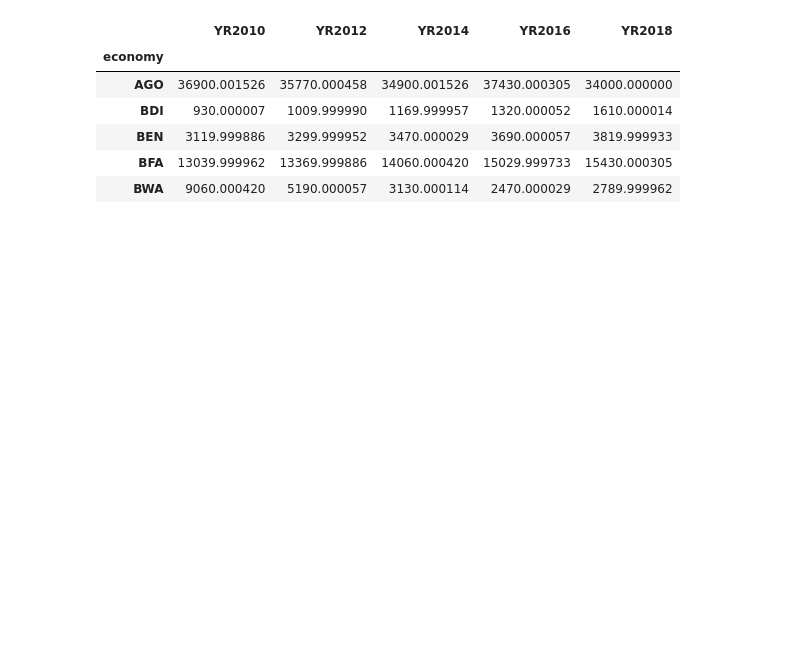
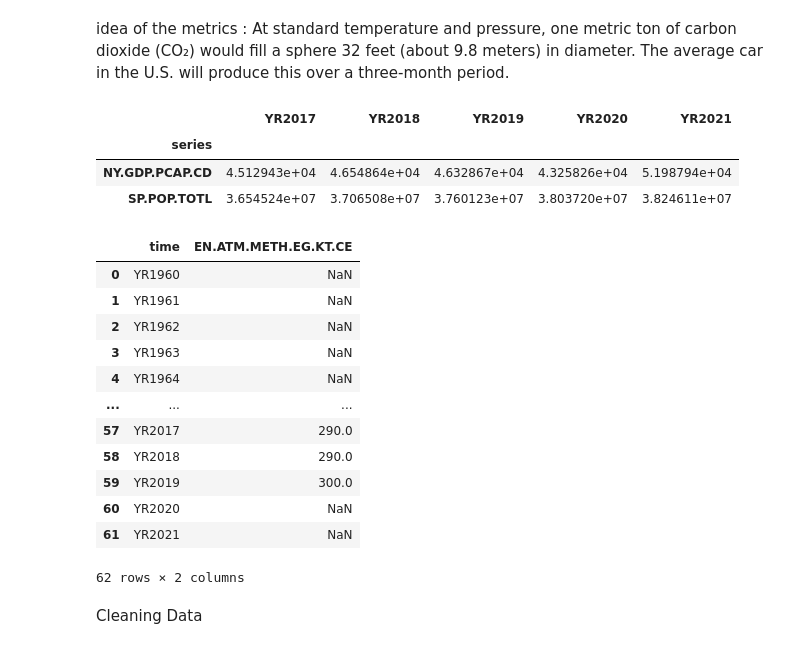
Before and after one commit to abou96/WorldBankProject, a Jupyter notebook: World_Bank.ipynb, the cells around one changed output. Cells and saved outputs as stored; diff of their text form; code cells hidden in the pictures; blank space fills up the shorter version.

```diff
--- a/World_Bank.ipynb
+++ b/World_Bank.ipynb
@@ -20,2 +17,0 @@ import wbgapi as wb
-# %%
-df = wb.data.DataFrame('EN.ATM.METH.KT.CE', wb.region.members('AFR'), range(2010, 2020, 2))
@@ -22,10 +49,36 @@ df = wb.data.DataFrame('EN.ATM.METH.KT.CE', wb.region.members('AFR'), range(2010
+# %% [markdown]
+idea of the metrics :
+At standard temperature and pressure, one metric ton of carbon dioxide (CO₂) would fill a sphere 32 feet (about 9.8 meters) in diameter. The average car in the U.S. will produce this over a three-month period.
+# %%
+wb.data.DataFrame(['NY.GDP.PCAP.CD', 'SP.POP.TOTL'], 'CAN', mrv=5) # most recent 5 years
+# %% [output]
+|  | YR2017 | YR2018 | YR2019 | YR2020 | YR2021 |
+| series |  |  |  |  |  |
+| NY.GDP.PCAP.CD | 4.512943e+04 | 4.654864e+04 | 4.632867e+04 | 4.325826e+04 | 5.198794e+04 |
+| SP.POP.TOTL | 3.654524e+07 | 3.706508e+07 | 3.760123e+07 | 3.803720e+07 | 3.824611e+07 |
+# %%
+QUERY_ID = 'EN.ATM.METH.EG.KT.CE'
+# %%
+def getDataMethEmissionByCountryAndYears(CountryAlpha2Code: str, period_time: list) -> pd.DataFrame :
+  df = wb.data.DataFrame(QUERY_ID, CountryAlpha2Code, time = period_time, columns='series')
+  return df.reset_index()
+# %%
+df = getDataMethEmissionByCountryAndYears('SEN', 'all')
 # %%
-df.head()
+df
 # %% [output]
-|  | YR2010 | YR2012 | YR2014 | YR2016 | YR2018 |
-| economy |  |  |  |  |  |
-| AGO | 36900.001526 | 35770.000458 | 34900.001526 | 37430.000305 | 34000.000000 |
-| BDI | 930.000007 | 1009.999990 | 1169.999957 | 1320.000052 | 1610.000014 |
-| BEN | 3119.999886 | 3299.999952 | 3470.000029 | 3690.000057 | 3819.999933 |
-| BFA | 13039.999962 | 13369.999886 | 14060.000420 | 15029.999733 | 15430.000305 |
-| BWA | 9060.000420 | 5190.000057 | 3130.000114 | 2470.000029 | 2789.999962 |
+|  | time | EN.ATM.METH.EG.KT.CE |
+| 0 | YR1960 | NaN |
+| 1 | YR1961 | NaN |
+| 2 | YR1962 | NaN |
+| 3 | YR1963 | NaN |
+| 4 | YR1964 | NaN |
+| ... | ... | ... |
+| 57 | YR2017 | 290.0 |
+| 58 | YR2018 | 290.0 |
+| 59 | YR2019 | 300.0 |
+| 60 | YR2020 | NaN |
+| 61 | YR2021 | NaN |
+62 rows × 2 columns
+# %% [markdown]
+Cleaning Data
```
Also changed, not shown: parts of 13 cells of this notebook.
